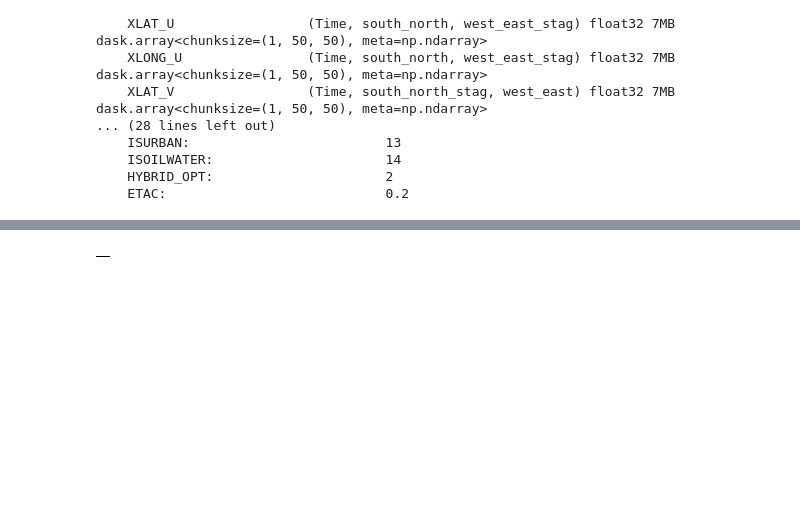
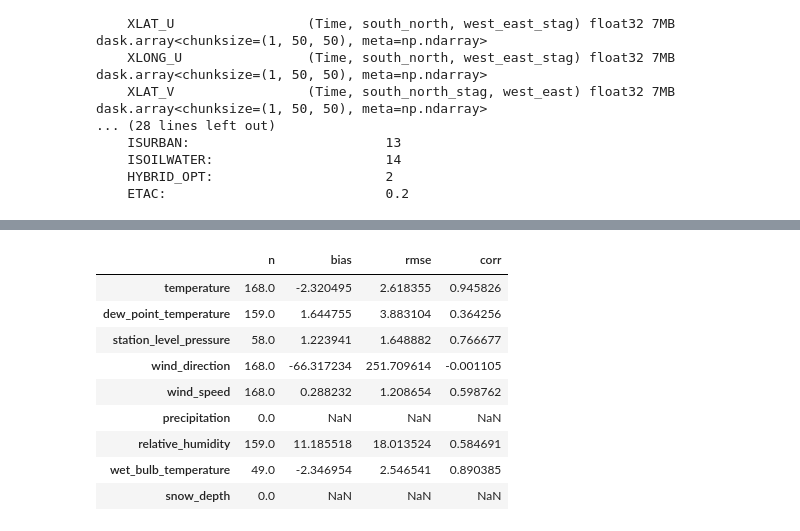
Before and after one commit to AtmosSciTools/WRF_tools, a Jupyter notebook: notebooks/visualization/20_timeseries_point.ipynb, the cells around one changed output, grey strips where cells are left out. Saved outputs shown, nothing was run; the diff lists cells and outputs as text; code cells hidden in the pictures; blank space fills up the shorter version.

```diff
--- a/notebooks/visualization/20_timeseries_point.ipynb
+++ b/notebooks/visualization/20_timeseries_point.ipynb
@@ -11,13 +11,13 @@ import matplotlib.pyplot as plt
 # USER SETTINGS
 # ----------------------
 domain_id = 'Bangkok'
-station_id = "THM00048419"
+station_id = "THM00048420"
 dataset    = "GHCNh"         # used to form the obs filename
 year       = 2025
 setting = "test"
 
 data_dir = os.getenv('SAMPLE_DATA')
-wrf_glob   =  os.path.join(data_dir, f"wrf_output/{domain_id}/wrfout_d03_*")  # pattern for wrfout files in the working dir
+wrf_glob   =  os.path.join(data_dir, f"simulation/wrf_output/{domain_id}/wrfout_d03_*")  # pattern for wrfout files in the working dir
 obs_dir = os.path.join(data_dir, f"point_data/{dataset}/{year}/")
 stations_csv = os.path.join(data_dir, f"point_data/{dataset}/summaries/stations_summary.csv")
 extract_wrf_dir = os.path.join(data_dir, f"/WRF/{year}/")
@@ -208,6 +208,9 @@ def extract_wrf_timeseries(ds, j, i, variable_map, needed_vars):
         if wrf_var == "T2":
             data[obs_name] = wrf_data["T2"] - 273.15  # K → °C
 
+        elif wrf_var == "PSFC":
+            data[obs_name] = wrf_data["PSFC"] / 100.0  # Pa → hPa
+
         elif wrf_var == "RAINC+RAINNC":
             data[obs_name] = wrf_data["RAINC"] + wrf_data["RAINNC"]
 
@@ -337,28 +354,54 @@ time_variation_graph(station_id, "temperature", start_date='2025-01-01 00:00:00'
 # %%
 # ----------------------
 # 6) Quick comparison stats (bias/RMSE) for mapped variables that exist on both sides
 # ----------------------
-def stats_pair(wrf_name, obs_name, frame):
-    a = frame[wrf_name].astype(float)
-    b = frame[obs_name].astype(float)
+def stats_pair(wrf_series, obs_series):
+    # Ensure data types are float for calculations
+    a, b = wrf_series.align(obs_series, join='inner')
+    a = a.astype(float)
+    b = b.astype(float)
+
+    # Find common non-missing data points
     common = a.notna() & b.notna()
+
+    # If no common data points, return NaN series
     if not common.any():
-        return pd.Series({"n":0, "bias":np.nan, "rmse":np.nan, "corr":np.nan})
+        return pd.Series({"n": 0, "bias": np.nan, "rmse": np.nan, "corr": np.nan})
+
+    # Calculate difference
     diff = a[common] - b[common]
+
+    # Return statistics (n, bias, RMSE, correlation)
     return pd.Series({
         "n": common.sum(),
         "bias": diff.mean(),
         "rmse": np.sqrt((diff**2).mean()),
         "corr": a[common].corr(b[common])
     })
 
+# Initialize list to hold stat results
 rows = []
-for wrf_var, obs_col in variable_map.items():
-    wrf_col = obs_col + "_wrf"
-    if wrf_col in wrf_df.columns and obs_col in obs_df.columns:
-        rows.append(stats_pair(wrf_col, obs_col, df_merged).rename(obs_col))
+# Iterate over variable mapping (assuming obs_col is the key and wrf_col is the value, or vice-versa)
+# Given the prompt, we assume variable_map has keys that exist in both obs_df and wrf_df
+# Let's assume variable_map.keys() gives the common column names.
+for var_name in variable_map.keys():
+    # Check if the variable exists in both DataFrames
+    if var_name in wrf_df.columns and var_name in obs_df.columns:
+        # Pass the series directly to the stats function
+        stats = stats_pair(wrf_df[var_name], obs_df[var_name]).rename(var_name)
+        rows.append(stats)
 
+# Create the final comparison table
 comparison_stats = pd.DataFrame(rows)
 comparison_stats
 # %% [output]
-|  |
+|  | n | bias | rmse | corr |
+| temperature | 168.0 | -2.320495 | 2.618355 | 0.945826 |
+| dew_point_temperature | 159.0 | 1.644755 | 3.883104 | 0.364256 |
+| station_level_pressure | 58.0 | 1.223941 | 1.648882 | 0.766677 |
+| wind_direction | 168.0 | -66.317234 | 251.709614 | -0.001105 |
+| wind_speed | 168.0 | 0.288232 | 1.208654 | 0.598762 |
+| precipitation | 0.0 | NaN | NaN | NaN |
+| relative_humidity | 159.0 | 11.185518 | 18.013524 | 0.584691 |
+| wet_bulb_temperature | 49.0 | -2.346954 | 2.546541 | 0.890385 |
+| snow_depth | 0.0 | NaN | NaN | NaN |
```
Also changed, not shown: parts of 6 cells of this notebook.
